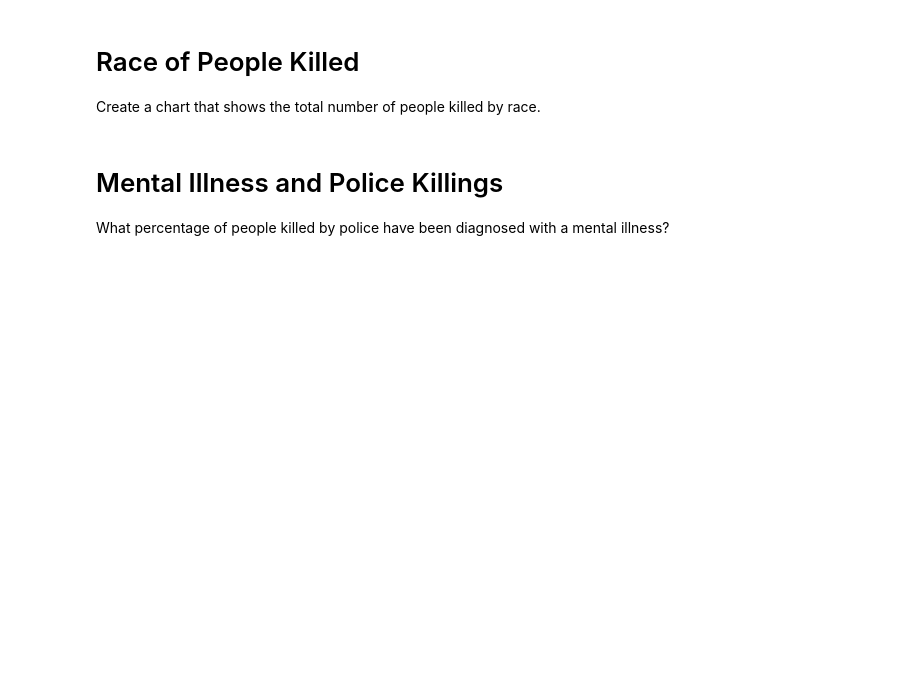
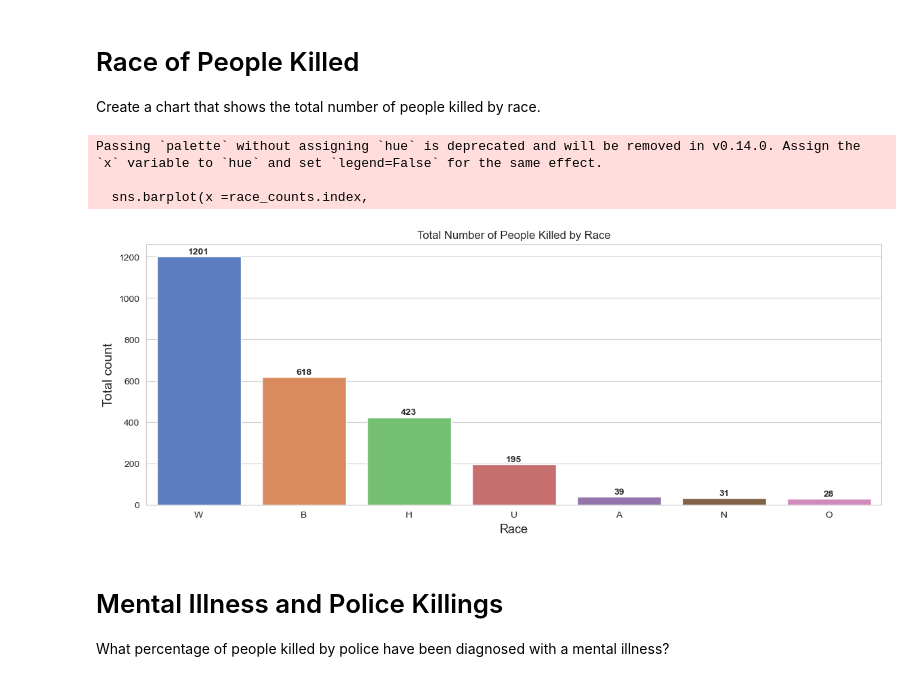
Before and after one commit to CyberWol-12/Fatal_Force, a Jupyter notebook: Fatal_Force_(start).ipynb, the cells around one changed output. Drawn from its saved outputs; the diff is of its cells as text; code cells hidden in the pictures; blank space fills up the shorter version.

Commit message:
barplot

```diff
--- a/Fatal_Force_(start).ipynb
+++ b/Fatal_Force_(start).ipynb
@@ -565,6 +565,26 @@ plt.show()
 # Race of People Killed
 
 Create a chart that shows the total number of people killed by race.
+# %%
+race_counts  = df_fatalities['race'].value_counts()
+# %%
+plt.figure(figsize =(14,5))
+sns.barplot(x =race_counts.index,
+            y =race_counts.values,
+            palette='muted')
+plt.title('Total Number of People Killed by Race',fontsize = 12)
+plt.xlabel('Race',fontsize = 13)
+plt.ylabel('Total count',fontsize =14)
+
+for i , count in enumerate(race_counts.values):
+    plt.text(i,count + 13,str(count),ha = 'center',fontweight = 'bold')
+
+plt.show()
+# %% [output]
+Passing `palette` without assigning `hue` is deprecated and will be removed in v0.14.0. Assign the `x` variable to `hue` and set `legend=False` for the same effect.
+
+  sns.barplot(x =race_counts.index,
+[figure, added]
 # %% [markdown]
 # Mental Illness and Police Killings
 
```
